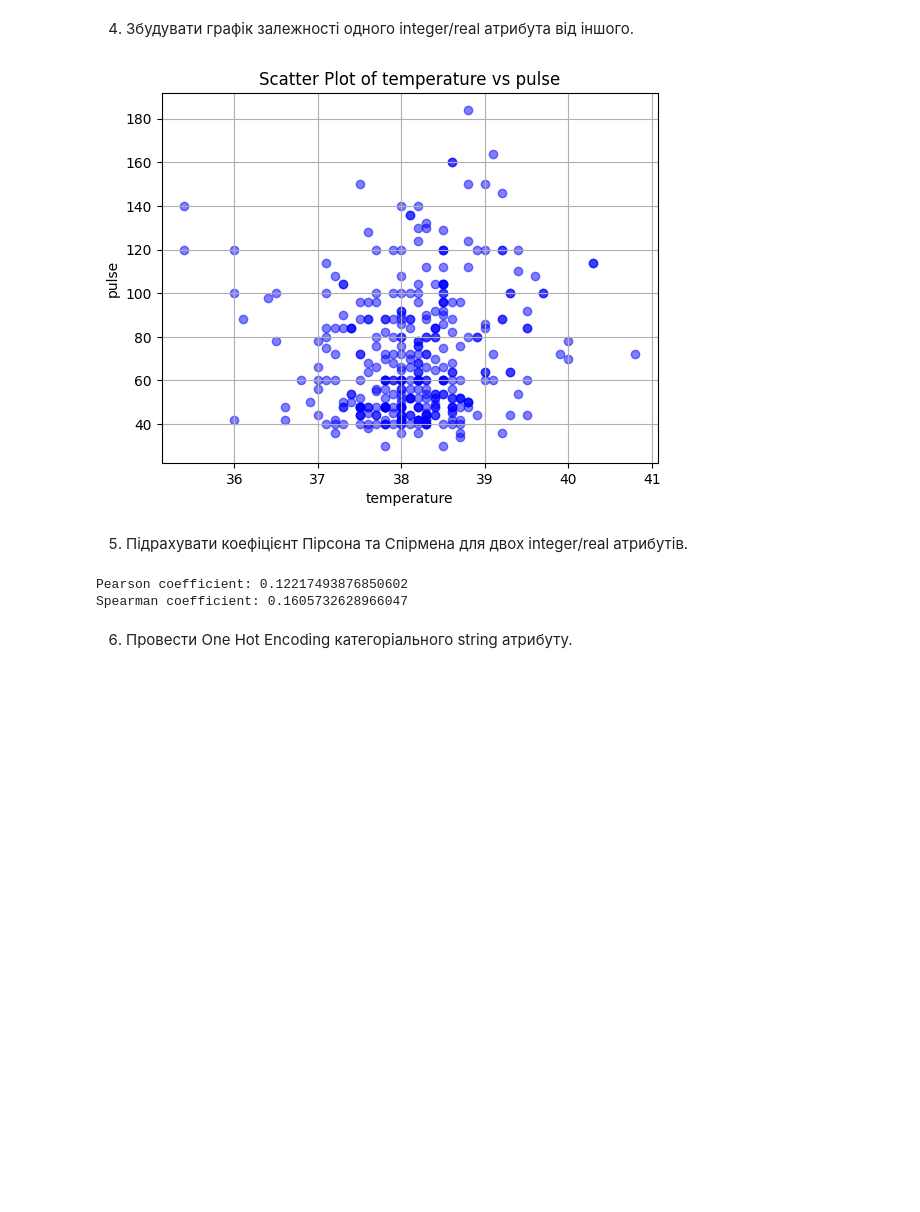
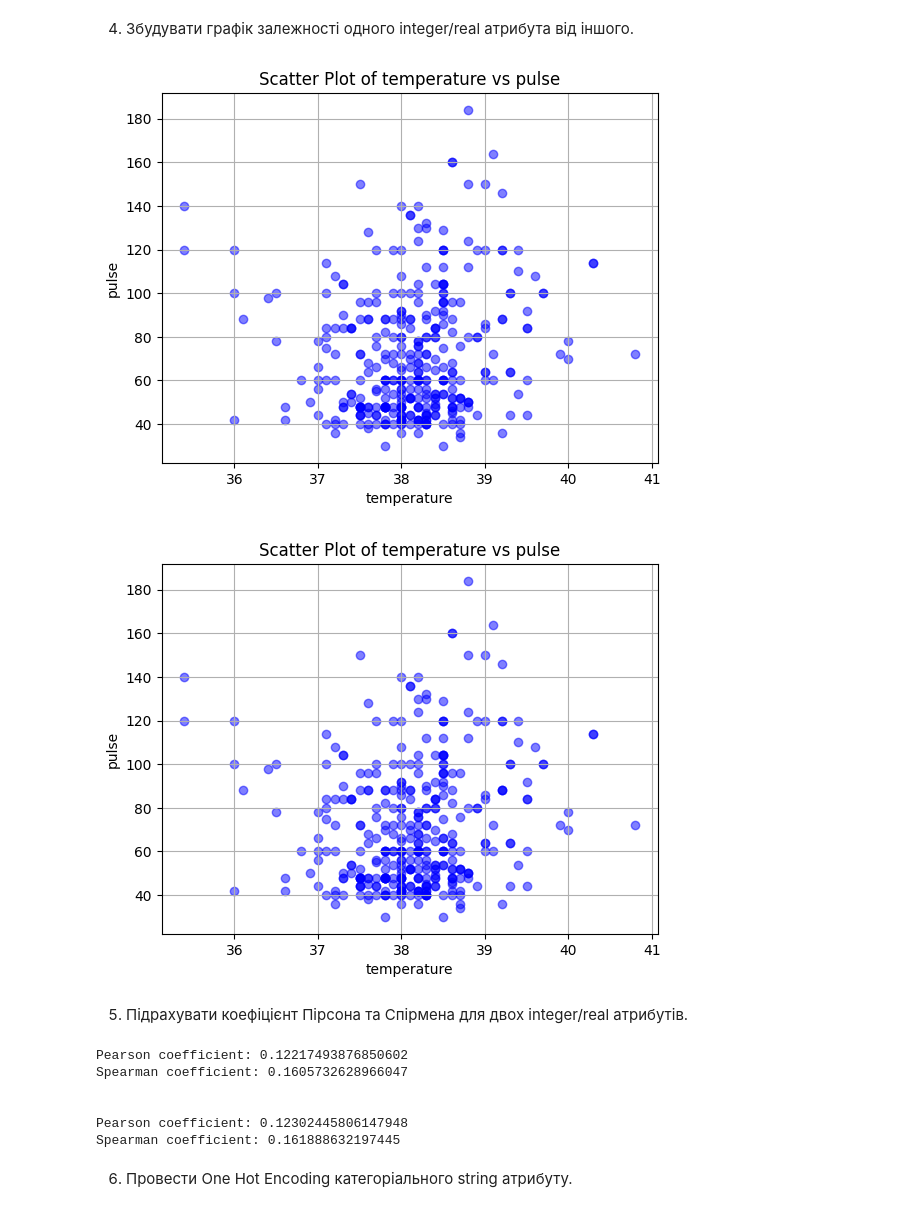
Before and after one commit to RoberOppenheimer/AD_lab2, a Jupyter notebook: Lab4.ipynb, the cells around one changed output. Cells and saved outputs as stored; diff of their text form; code cells hidden in the pictures; blank space fills up the shorter version.

```diff
--- a/Lab4.ipynb
+++ b/Lab4.ipynb
@@ -290,6 +283,26 @@ print(df)
 df = df.fillna(method='ffill')
 df = df.dropna()
 print(df)
+
+
+
+np.set_printoptions(suppress=True, precision=1, floatmode='fixed', linewidth=100)
+
+def fill_rows(npy):
+    temp_array = np.full(npy.shape[1], np.nan)
+
+    for row in npy:
+        for i, val in enumerate(row):
+            if not np.isnan(val):
+                temp_array[i] = val
+            else:
+                row[i] = temp_array[i]
+fill_rows(npy)
+
+npy = npy.astype(float)
+
+print(npy[5])
+print(npy)
 # %% [output]
      surgery  age  hospital_number  rectal_temperature  pulse  \
 3        1.0    9          5290409                39.1  164.0
@@ -353,13 +400,24 @@ plt.show()
 # %%
 plt.scatter(df['rectal_temperature'], df['pulse'], color='blue', alpha=0.5)
 plt.xlabel('temperature')
 plt.ylabel('pulse')
 plt.title(f'Scatter Plot of temperature vs pulse')
 plt.grid(True)
 
 plt.show()
+
+
+
+plt.scatter(npy[:, 3], npy[:, 4], color='blue', alpha=0.5)
+plt.xlabel('temperature')
+plt.ylabel('pulse')
+plt.title(f'Scatter Plot of temperature vs pulse')
+plt.grid(True)
+
+plt.show()
 # %% [output]
 [figure]
+[figure, added]
 # %% [markdown]
 5. Підрахувати коефіцієнт Пірсона та Спірмена для двох integer/real атрибутів.
 # %%
@@ -371,9 +429,28 @@ spearman, _ = spearmanr(x, y)
 
 print(f"Pearson coefficient: {pearson}")
 print(f"Spearman coefficient: {spearman}")
+
+
+
+print('\n')
+
+
+
+x = npy[:, 3]
+y = npy[:, 4]
+
+pearson, _ = pearsonr(x, y)
+spearman, _ = spearmanr(x, y)
+
+print(f"Pearson coefficient: {pearson}")
+print(f"Spearman coefficient: {spearman}")
 # %% [output]
 Pearson coefficient: 0.12217493876850602
 Spearman coefficient: 0.1605732628966047
+
+
+Pearson coefficient: 0.12302445806147948
+Spearman coefficient: 0.161888632197445
 # %% [markdown]
 6. Провести One Hot Encoding категоріального string атрибуту.
 # %%
```
Also changed, not shown: parts of 15 cells of this notebook.
